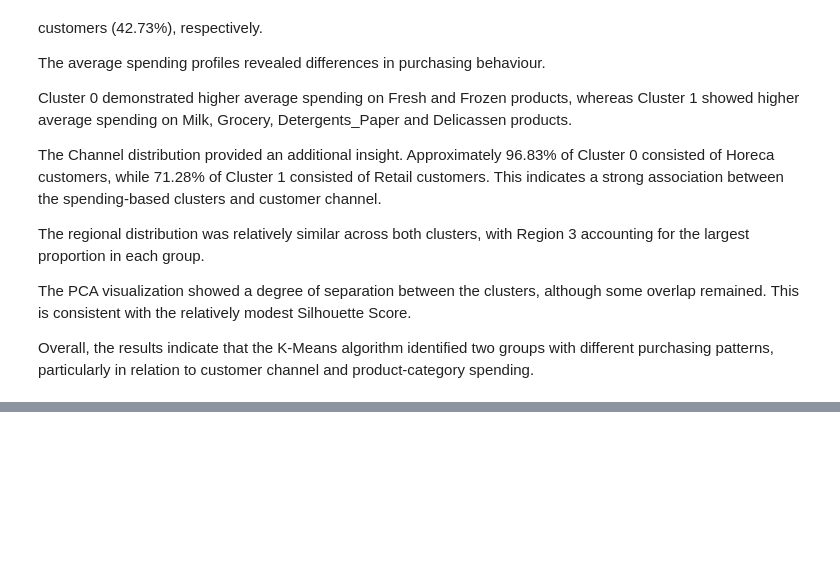
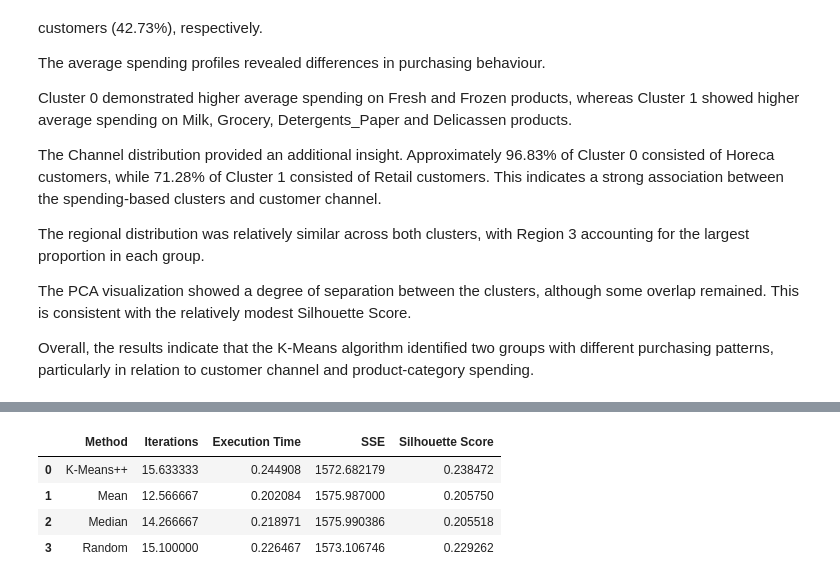
Before and after one commit to Aswini-Dileep/AI-ML-Project, a Jupyter notebook: AI_project.ipynb, the cells around one changed output, grey strips where cells are left out. Saved outputs shown, nothing was run; the diff lists cells and outputs as text; code cells hidden in the pictures; blank space fills up the shorter version.

```diff
--- a/AI_project.ipynb
+++ b/AI_project.ipynb
@@ -1983,0 +1994,12 @@ plt.show()
+# %%
+# Set number of clusters to 3
+
+K_SENSITIVITY = 3
+
+N_RUNS = 30
+
+results_k3 = []
+
+print("Sensitivity experiment")
+print("Number of clusters:", K_SENSITIVITY)
+print("Number of trials:", N_RUNS)
@@ -1983,0 +2114,21 @@ plt.show()
+# %%
+# Convert results into DataFrame
+
+results_k3_df = pd.DataFrame(results_k3)
+
+# Calculate average performance
+
+average_k3 = results_k3_df.groupby("Method").agg({
+    "Iterations": "mean",
+    "Execution Time": "mean",
+    "SSE": "mean",
+    "Silhouette Score": "mean"
+}).reset_index()
+
+display(average_k3.round(6))
+# %% [output]
+|  | Method | Iterations | Execution Time | SSE | Silhouette Score |
+| 0 | K-Means++ | 15.633333 | 0.244908 | 1572.682179 | 0.238472 |
+| 1 | Mean | 12.566667 | 0.202084 | 1575.987000 | 0.205750 |
+| 2 | Median | 14.266667 | 0.218971 | 1575.990386 | 0.205518 |
+| 3 | Random | 15.100000 | 0.226467 | 1573.106746 | 0.229262 |
```
Also changed, not shown: parts of 21 cells of this notebook.
